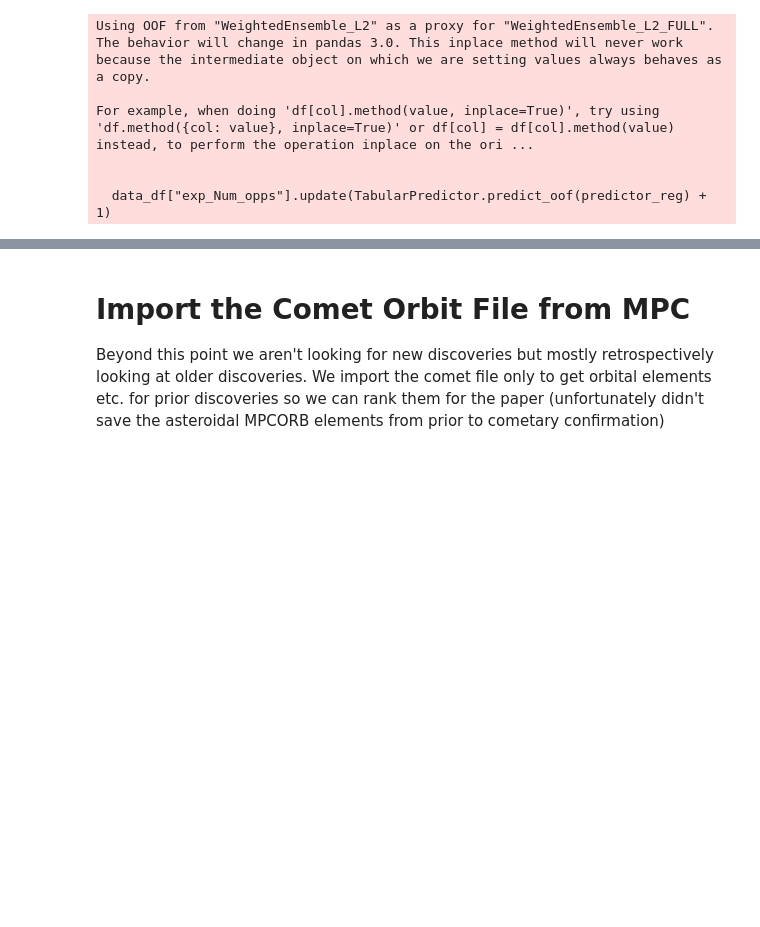
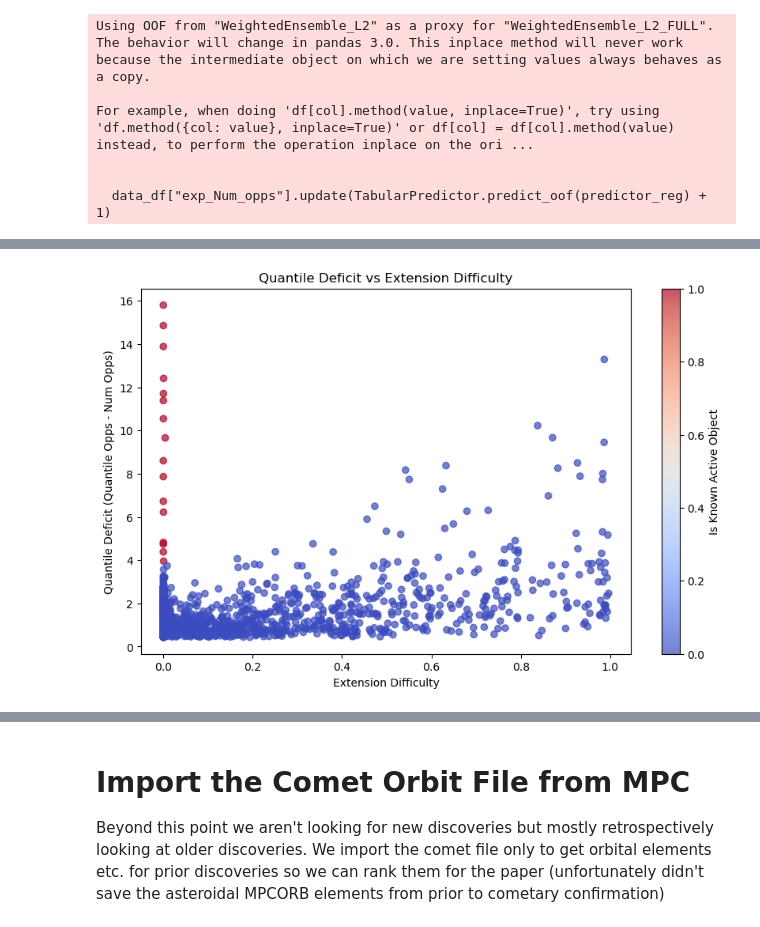
Before and after one commit to AstML/ActivitySCOPE, a Jupyter notebook: ActivitySCOPE_simplified_demo.ipynb, the cells around one changed output, grey strips where cells are left out. Cells and saved outputs as stored; diff of their text form; code cells hidden in the pictures; blank space fills up the shorter version.

Commit message:
Squash 73 local commits

```diff
--- a/ActivitySCOPE_simplified_demo.ipynb
+++ b/ActivitySCOPE_simplified_demo.ipynb
@@ -286,7 +261,7 @@ For example, when doing 'df[col].method(value, inplace=True)', try using 'df.met
 # Regression model training
 predictor_quant = TabularPredictor(label="Num_opps_minus_one", groups="Shared_Fold", problem_type='quantile', quantile_levels=[0.006], path=os.path.join(save_path, datetime.datetime.now().strftime("%Y%m%d_%H%M%S")))
 # Note that in some environments we are seeing problems with parallel fitting using Ray, so sequential is safer and yields more consistent results across more machines and more environments.
-predictor_quant.fit(data_df_reg, presets="good_quality", num_stack_levels=1, num_bag_folds=8, dynamic_stacking=False, ag_args_ensemble={"fold_fitting_strategy": "sequential_local"}, time_limit=TRAINING_TIME_LIMIT/3)
+predictor_quant.fit(data_df_reg, presets="good_quality", hyperparameters=utils.HYPERPARAMETERS_QUANTILE, num_stack_levels=1, num_bag_folds=8, dynamic_stacking=False, ag_args_ensemble={"fold_fitting_strategy": "sequential_local"}, time_limit=TRAINING_TIME_LIMIT/3)
 # %% [output]
 Verbosity: 2 (Standard Logging)
 =================== System Info ===================
@@ -1432,0 +409,23 @@ tempout.head(5)
+# %%
+default_col_set = ["prob", "DeltaQ", "poisson_cdf", "extension_difficulty", "Num_opps", "quantile_Opps", "exp_Num_opps", "nights_total",  "Ref", "Num_obs", "Arc_length", "U","a","i","H","q","TJ"]
+
+# engineer a feature that grades overall "priority" of follow up based on a gradient such that up and to the left on the scatterplot below is higher priority and lines of equal priority are parallel
+final["priority_score"] = final["DeltaQ"] - (final["extension_difficulty"] * 15.5)
+
+combined_rankings = final[((final["Arc_length"]>=8)|(final["Arc_length"].isna()))
+      &(final["Num_obs"]>=6)
+
+      # Admitted this is a bit of a hack but it excludes THOR objects which sometimes still trip up the extension_difficulty classifier
+      &((final["Num_obs"]>=7)|(final["nights_total"]>=5))
+
+      # This is necessary because some very observable objects will be slightly on the low end but still get a high DeltaQ. Perhaps in future versions of this we replace DeltaQ with
+      # a metric that is relative to Q_0.006 instead of just subtraction
+      &(final["DeltaQ"]>0.3*final["quantile_Opps"])
+
+      &(final["prob"]>0.9)
+      &(final["q"]>1.1)
+      &(final["Orbital_period"]<20)].copy()
+
+combined_rankings.sort_values("priority_score", ascending=False, inplace=True)
+
+combined_rankings.head(1000)[['Known / Strong Suspect']+default_col_set].head(25)
@@ -1432,0 +451,12 @@ tempout.head(5)
+# %%
+# plot DeltaQ vs extension difficulty, RED is known active object, BLUE is not so listed in the known active json
+temp_for_plot = combined_rankings[combined_rankings["DeltaQ"]>0]
+plt.figure(figsize=(10,6))
+plt.scatter(temp_for_plot["extension_difficulty"], temp_for_plot["DeltaQ"], c=temp_for_plot["Known / Strong Suspect"], cmap='coolwarm', alpha=0.7)
+plt.colorbar(label='Is Known Active Object')
+plt.xlabel('Extension Difficulty')
+plt.ylabel('Quantile Deficit (Quantile Opps - Num Opps)')
+plt.title('Quantile Deficit vs Extension Difficulty')
+plt.show()
+# %% [output]
+[figure, added]
```
Also changed, not shown: parts of 124 cells of this notebook, 38 other files.
